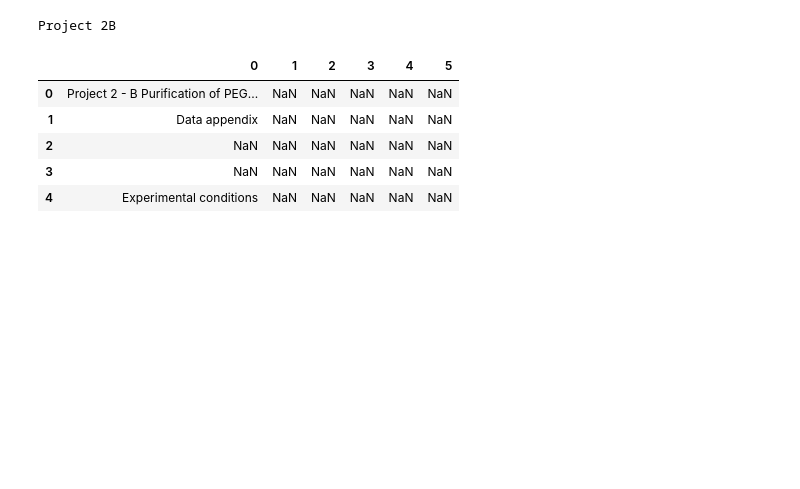
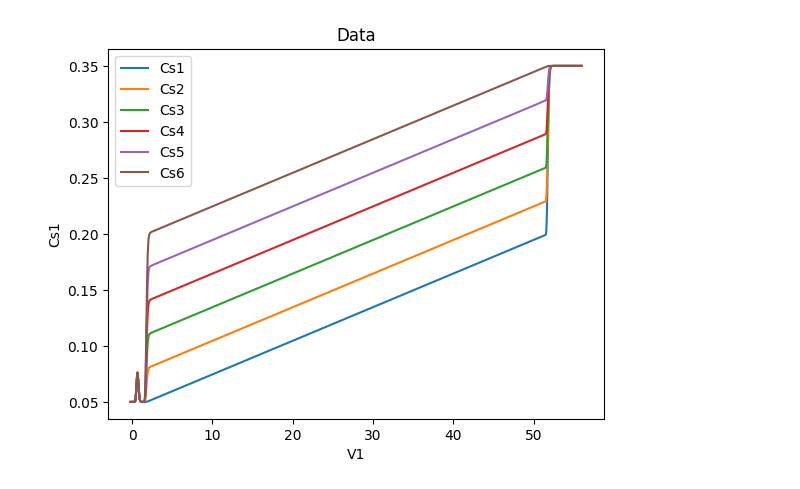
Before and after one commit to OlofssonFredrik/KETN40, a Jupyter notebook: Project1/proj1.ipynb, the cells around one changed output. Cells and saved outputs as stored; diff of their text form; code cells hidden in the pictures; blank space fills up the shorter version.

```diff
--- a/Project1/proj1.ipynb
+++ b/Project1/proj1.ipynb
@@ -7,4 +7,29 @@ import FVMtools as fvm
 import time
+# %%
+df = pd.read_excel('Project2B_appendix.xlsx', sheet_name='grad')
+
+#Select column called V1
+
+V1, Cs1, UV1 = df['V1'].to_numpy(), df['Cs1'].to_numpy(), df['UV1'].to_numpy()
+V2, Cs2, UV2 = df['V2'].to_numpy(), df['Cs2'].to_numpy(), df['UV2'].to_numpy()
+V3, Cs3, UV3 = df['V3'].to_numpy(), df['Cs3'].to_numpy(), df['UV3'].to_numpy()
+V4, Cs4, UV4 = df['V4'].to_numpy(), df['Cs4'].to_numpy(), df['UV4'].to_numpy()
+V5, Cs5, UV5 = df['V5'].to_numpy(), df['Cs5'].to_numpy(), df['UV5'].to_numpy()
+V6, Cs6, UV6 = df['V6'].to_numpy(), df['Cs6'].to_numpy(), df['UV6'].to_numpy()
+# %%
+fig, ax = plt.subplots()
+
+for i in range(1,7):
+    ax.plot(df['V{}'.format(i)], df['Cs{}'.format(i)], label='Cs{}'.format(i))
+    #ax.plot(df['V{}'.format(i)], df['UV{}'.format(i)], label='UV{}'.format(i))
+ax.set_xlabel('V1')
+ax.set_ylabel('Cs1')
+ax.set_title('Data')
+ax.legend()
+
+plt.show()
+# %% [output]
+[figure, added]
 # %%
 H0 = [1.2e-5, 3.6e-6, 3.0e-4]
 H0A = H0[0]
@@ -65,8 +90,6 @@ def adsmodel(t, cq):
     qA = cq[3*N:4*N]
     qBC = cq[4*N:5*N]
     qD = cq[5*N:6*N]
-
-
 
     if t<0:
         cinA = cAin
@@ -102,9 +125,9 @@ def adsmodel(t, cq):
     radsD = kkinD*(HD*cD*(1-(1/qmax)*qtot))-qD
 
     # discr
-    [A2,A2f] = fvm.FVMdisc2nd(N, h, '3pc')
-    [A1,A1f] = fvm.FVMdisc1st(N, h, '2pb')
-    [B1,B0] = fvm.FVMdiscBV(N, h, [0, 1], [[1, -1],[0, 0]])
+    [A2,A2f] = FVMdisc2nd(N, h, '3pc')
+    [A1,A1f] = FVMdisc1st(N, h, '2pb')
+    [B1,B0] = FVMdiscBV(N, h, [0, 1], [[1, -1],[0, 0]])
 
     # assembly
     dcAdt = Dax*(A2@cA + A2f@(B1@cA + B0*cinA)) - v/ee*(A1@cA + A1f@(B1@cA + B0*cinA)) - (1-ec)/ec*radsA
@@ -123,7 +146,6 @@ def adsmodel(t, cq):
     return dcqdt
 
 def adssim():
-
     tspan = [-0.5,56]
     cqinit = np.hstack((0*np.ones(N),0*np.ones(N),0*np.ones(N), 0*np.ones(N), 0*np.ones(N), 0*np.ones(N) ))
     sol = solve_ivp(lambda t, cq: adsmodel(t, cq), tspan, cqinit, method='BDF')
@@ -132,18 +154,4 @@ def adssim():
     cBC = sol.y[2*N-1,:]
     cD = sol.y[3*N-1,:]
 
-    plt.figure()
-    plt.plot(t,cA)
-    plt.plot(t,cBC)
-    plt.plot(t,cD)
-
-adssim()
-plt.plot(ts,Ss,'.')
+    return t, cA, cBC, cD
-# %% [output]
-Project 2B
-|  | 0 | 1 | 2 | 3 | 4 | 5 |
-| 0 | Project 2 - B Purification of PEG... | NaN | NaN | NaN | NaN | NaN |
-| 1 | Data appendix | NaN | NaN | NaN | NaN | NaN |
-| 2 | NaN | NaN | NaN | NaN | NaN | NaN |
-| 3 | NaN | NaN | NaN | NaN | NaN | NaN |
-| 4 | Experimental conditions | NaN | NaN | NaN | NaN | NaN |
```
Also changed, not shown: parts of 4 cells of this notebook, 7 other files.
